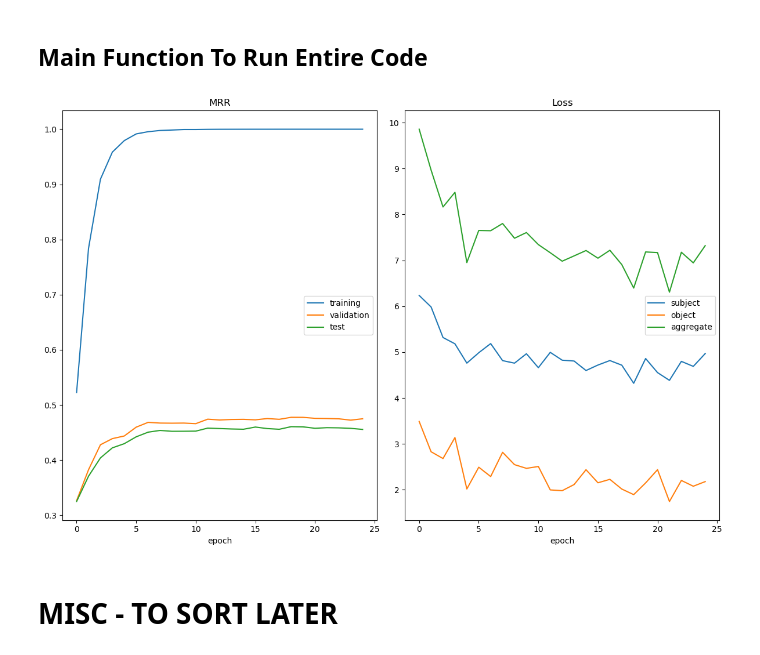
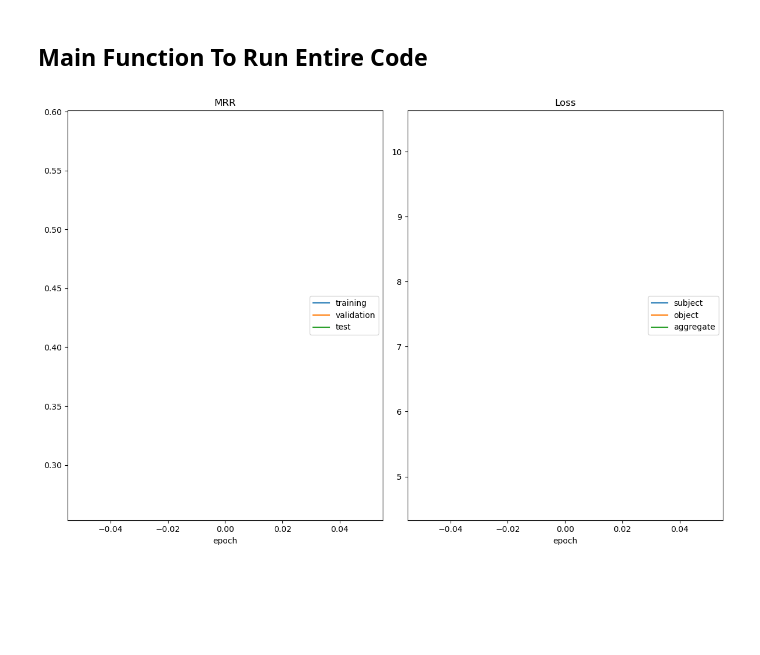
Before and after one commit to FlintyTub49/augmentation-diss, a Jupyter notebook: KGC_Metrics_Iterative.ipynb, the cells around one changed output. Drawn from its saved outputs; the diff is of its cells as text; code cells hidden in the pictures; blank space fills up the shorter version.

```diff
--- a/KGC_Metrics_Iterative.ipynb
+++ b/KGC_Metrics_Iterative.ipynb
@@ -391,8 +391,8 @@ def main(train_path, valid_path, test_path, img_path, mod = 'comp'):
     # Parameters of the model
     optimiser = optim.Adagrad(model.parameters(), lr=0.1)
     regulariser = F2()
-    nb_epochs = 25
-    batch_size = 128
+    nb_epochs = 1
+    batch_size = 2048
     regulariser_weight = 0.001
 
     dataset = TensorDataset(train_t)
@@ -468,24 +468,22 @@ def main(train_path, valid_path, test_path, img_path, mod = 'comp'):
     return best_logs
 # %%
 all_logs = []
-primary = 'text_files/codex-s/'
-img_path = 'outputs/graphs/codex-s/'
+primary = 'text_files/fb15k/'
+img_path = 'outputs/graphs/fb15k/'
 
 valid_path = primary + 'valid.tsv'
 test_path = primary + 'test.tsv'
 
-for i in [10, 25, 50, 100, 150, 200]:
+for i in [15]:
     for j in ['gemma', 'gpt']:
-        train_path = primary + f'codex-s_{i}_{j}.tsv'
+        train_path = primary + f'fb15k_{i}_{j}.tsv'
         logs = main(train_path, valid_path, test_path, img_path = img_path, mod = 'comp')
 
         # Saving the logs for each iteration
         logs['Triples'] = f'{i}_{j}'
         all_logs.append(logs)
 
 logs_df = pd.DataFrame(all_logs)
-logs_df.to_csv('outputs/metrics/codex-s.csv', index = False)
+logs_df.to_csv('outputs/metrics/fb15k.csv', index = False)
 # %% [output]
-[figure, old version]
+[figure, new version]
-# %% [markdown]
-# MISC - TO SORT LATER
```
Also changed, not shown: parts of 4 cells of this notebook, 3 other files.
